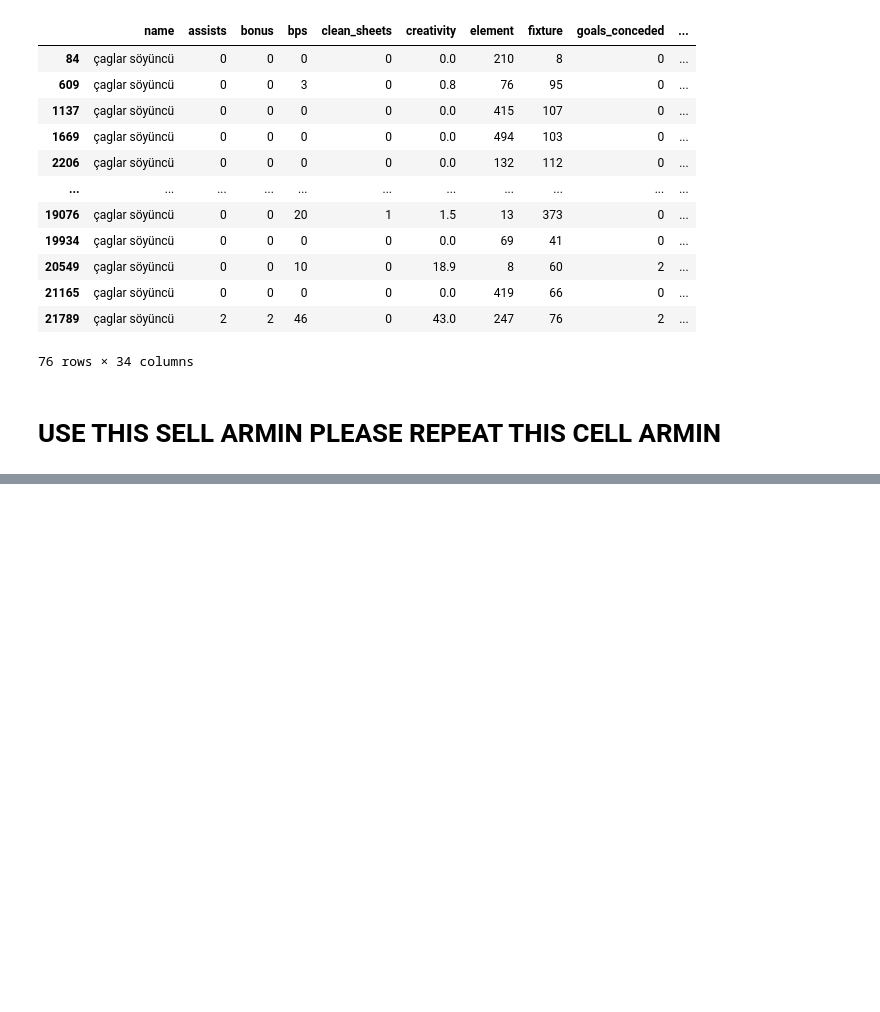
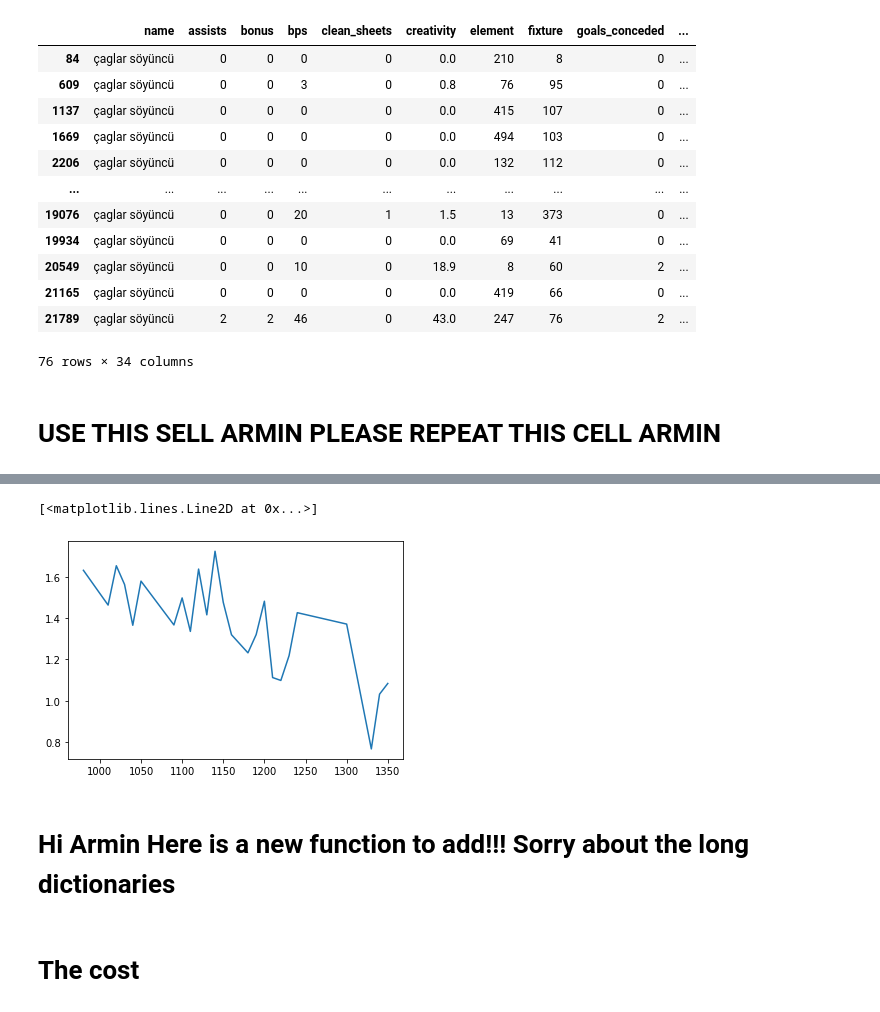
Before and after one commit to 1kruidenp/fflpred, a Jupyter notebook: notebooks/peps_notebook.ipynb, the cells around one changed output, grey strips where cells are left out. Cells and saved outputs as stored; diff of their text form; code cells hidden in the pictures; blank space fills up the shorter version.

```diff
--- a/notebooks/peps_notebook.ipynb
+++ b/notebooks/peps_notebook.ipynb
@@ -350,0 +496,7 @@ for i,row in complete_data.iterrows(): #Change the goalkeeper Danny Ward to the
+# %%
+plt.plot(df20[['total_points','opponent_level']].groupby('opponent_level').mean())
+# %% [output]
+[<matplotlib.lines.Line2D at 0x...>]
+[figure, added]
+# %% [markdown]
+# Hi Armin Here is a new function to add!!! Sorry about the long dictionaries
@@ -350,0 +621,2 @@ for i,row in complete_data.iterrows(): #Change the goalkeeper Danny Ward to the
+# %% [markdown]
+# The cost
```
Also changed, not shown: parts of 15 cells of this notebook.
